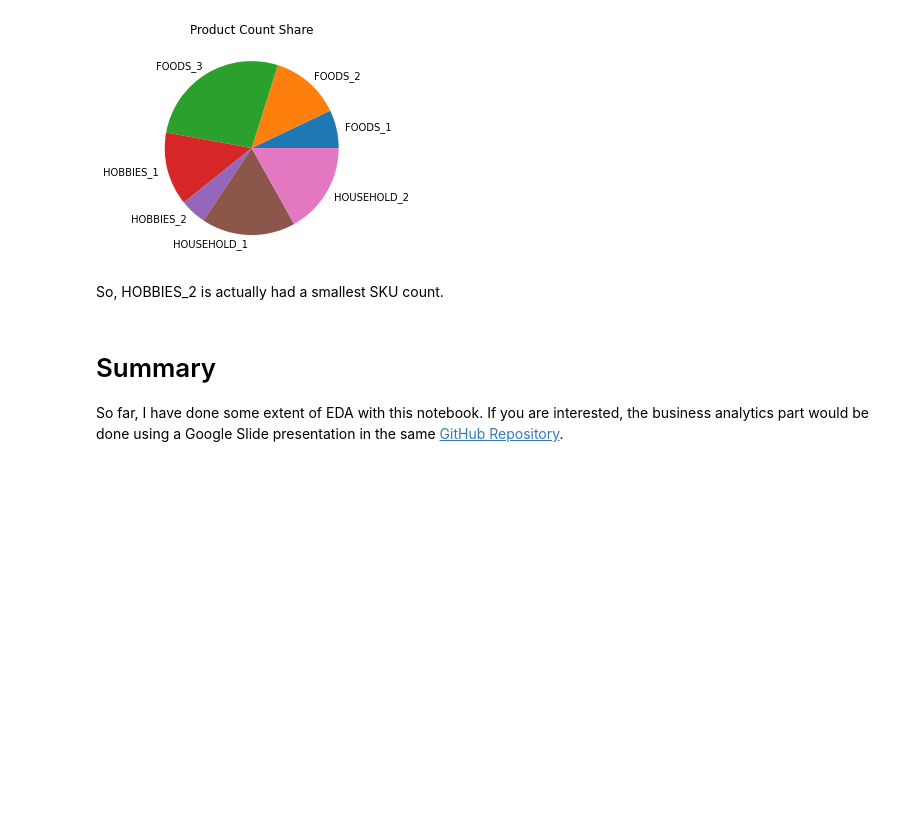
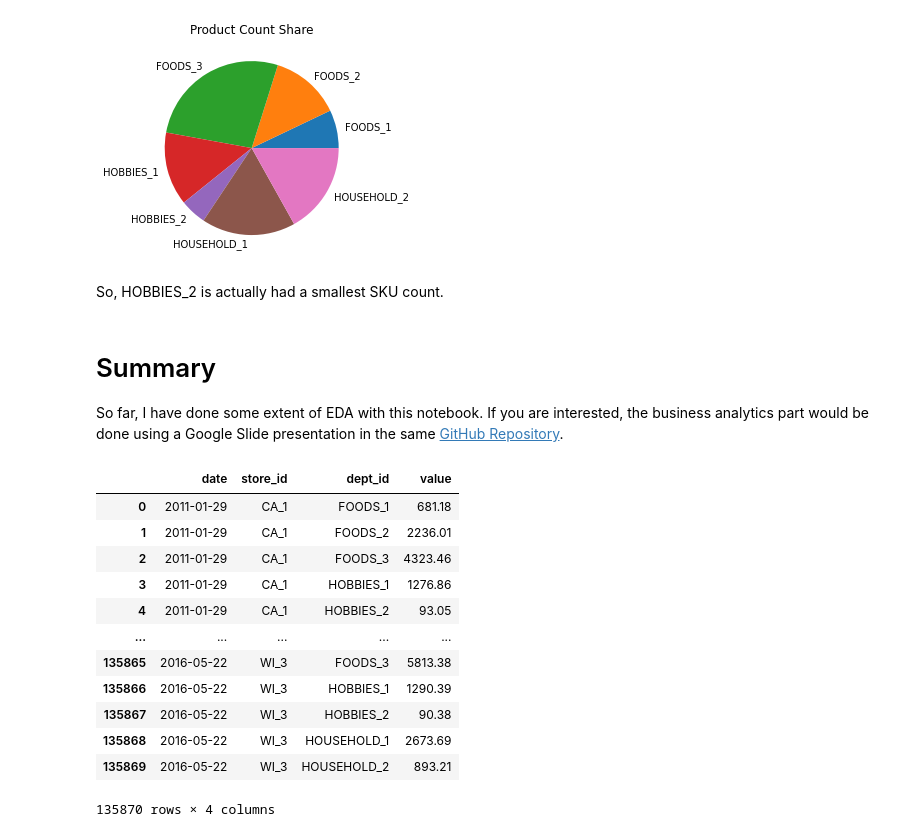
Before and after one commit to soi130/M5_case_study, a Jupyter notebook: M5_analysis.ipynb, the cells around one changed output. Drawn from its saved outputs; the diff is of its cells as text; code cells hidden in the pictures; blank space fills up the shorter version.

```diff
--- a/M5_analysis.ipynb
+++ b/M5_analysis.ipynb
@@ -972,0 +975,22 @@ So far, I have done some extent of EDA with this notebook. If you are interested
+# %%
+test = total_df[['date','store_id','dept_id','value']]
+# %%
+test = test.groupby(['date','store_id','dept_id']).sum()
+# %%
+test = test.reset_index()
+# %%
+test
+# %% [output]
+|  | date | store_id | dept_id | value |
+| 0 | 2011-01-29 | CA_1 | FOODS_1 | 681.18 |
+| 1 | 2011-01-29 | CA_1 | FOODS_2 | 2236.01 |
+| 2 | 2011-01-29 | CA_1 | FOODS_3 | 4323.46 |
+| 3 | 2011-01-29 | CA_1 | HOBBIES_1 | 1276.86 |
+| 4 | 2011-01-29 | CA_1 | HOBBIES_2 | 93.05 |
+| ... | ... | ... | ... | ... |
+| 135865 | 2016-05-22 | WI_3 | FOODS_3 | 5813.38 |
+| 135866 | 2016-05-22 | WI_3 | HOBBIES_1 | 1290.39 |
+| 135867 | 2016-05-22 | WI_3 | HOBBIES_2 | 90.38 |
+| 135868 | 2016-05-22 | WI_3 | HOUSEHOLD_1 | 2673.69 |
+| 135869 | 2016-05-22 | WI_3 | HOUSEHOLD_2 | 893.21 |
+135870 rows × 4 columns
```
Also changed, not shown: parts of 4 cells of this notebook.
